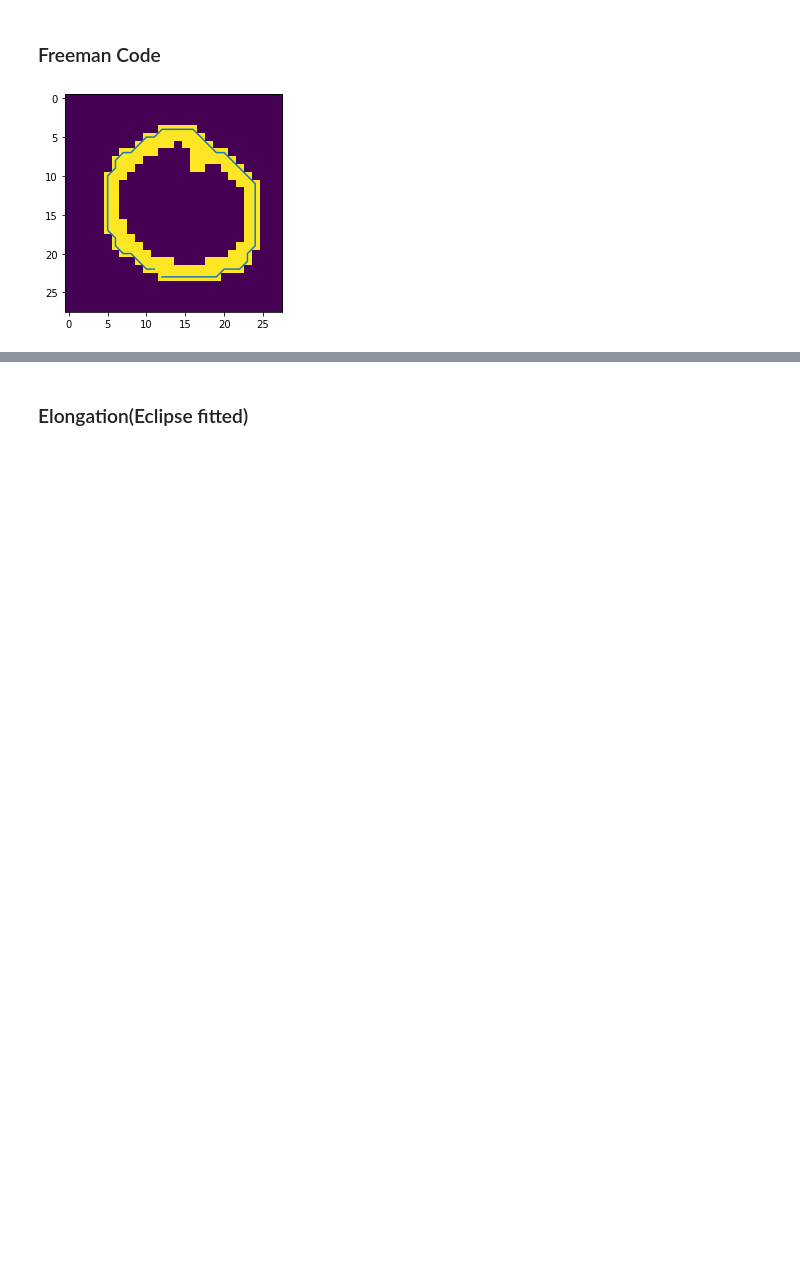
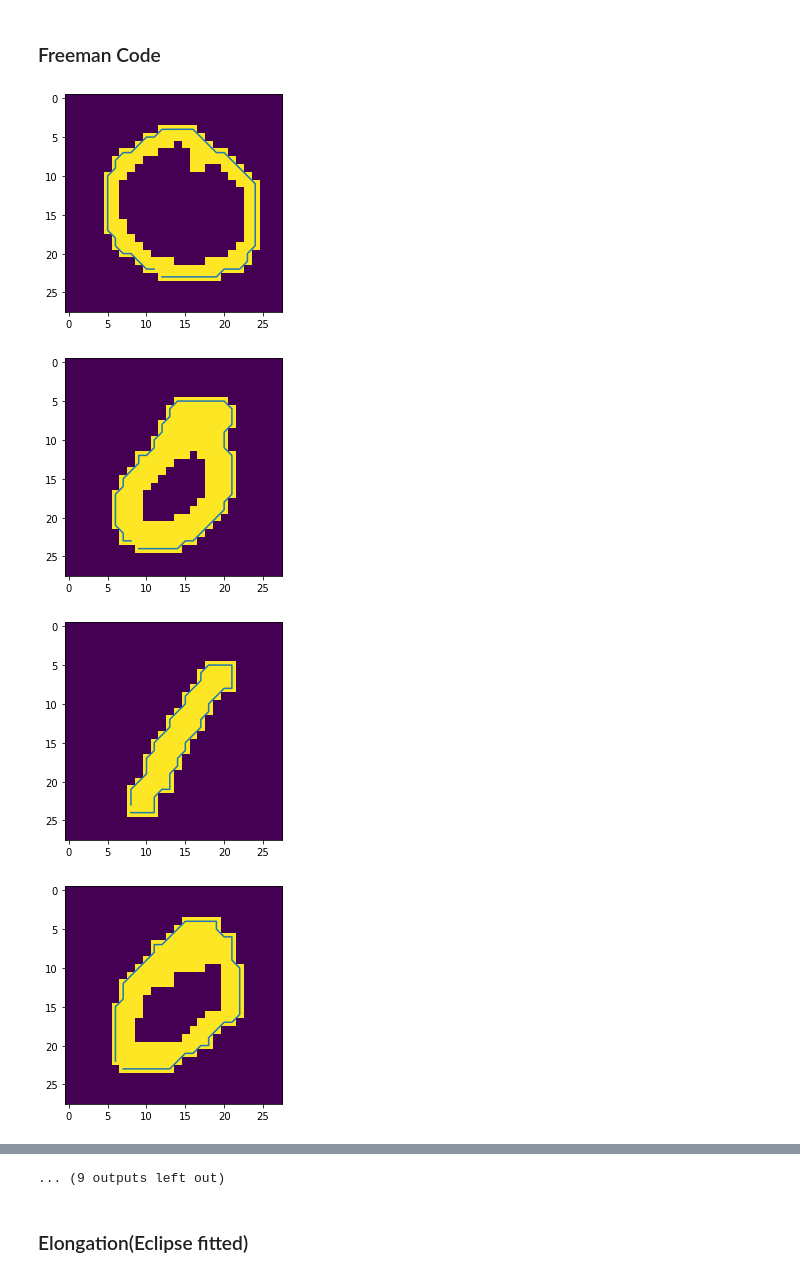
Before and after one commit to Jiang15/Image_analysis_and_pattern-recognition, a Jupyter notebook: Lab 2/lab_02_object_description.ipynb, the cells around one changed output, grey strips where cells are left out. Saved outputs shown, nothing was run; the diff lists cells and outputs as text; code cells hidden in the pictures; blank space fills up the shorter version.

Commit message:
chain code pt2

```diff
--- a/Lab 2/lab_02_object_description.ipynb
+++ b/Lab 2/lab_02_object_description.ipynb
@@ -407,46 +407,35 @@ def chain_code(im):
             contour.append((r, c))
             chain.append(d)
             break
 
     while (r != start_r) or (c != start_c):
         # decide where start
         b_direction = (d + 5) % 8
         dir1 = range(b_direction, 8)
         dir2 = range(0, b_direction)
         directions_ext = list(dir1) + list(dir2)
         for d in directions_ext:
             index = directions.index(d)
             if im[r + change_y[index], c + change_x[index]] == 255:
                 r = r + change_y[index]
                 c = c + change_x[index]
                 contour.append((r, c))
                 chain.append(d)
                 break
 
     plt.imshow(im)
     plt.plot([i[1] for i in contour], [i[0] for i in contour])
     plt.show()
     return chain
 
 chain_zero = chain_code(zeros_im[8])
 
 
-im_chain0 = []
-im_chain1 = []
-
 for img0, img1, nm0, nm1 in zip(zeros_im, ones_im, zeros_names, ones_names):
-    img0 = affineTransform(img0, rotation, scaling, translation)
-    img1 = affineTransform(img1, rotation, scaling, translation)
-
-    im_af0.append(img0)
-    im_af1.append(img1)
-
-# Contour detection
-contourf_af0 = contour_fourier(im_af0)
-contourf_af1 = contour_fourier(im_af1)
-
-# Plots
-fig, axes = plt.subplots(2, len(zeros_im), figsize=(12, 3))
-plotImagContour(axes, contourf_af0, contourf_af1, im_af0, im_af1, zeros_names, ones_names)
+    chain_code(img0)
+    chain_code(img1)
 # %% [output]
 [figure]
+[figure, added]
+[figure, added]
+[figure, added]
@@ -453,3 +450,4 @@ plotImagContour(axes, contourf_af0, contourf_af1, im_af0, im_af1, zeros_names, o
+... (9 outputs left out)
 # %% [markdown]
 ### Elongation(Eclipse fitted)
 # %%
```
Also changed, not shown: parts of 1 cell of this notebook.
